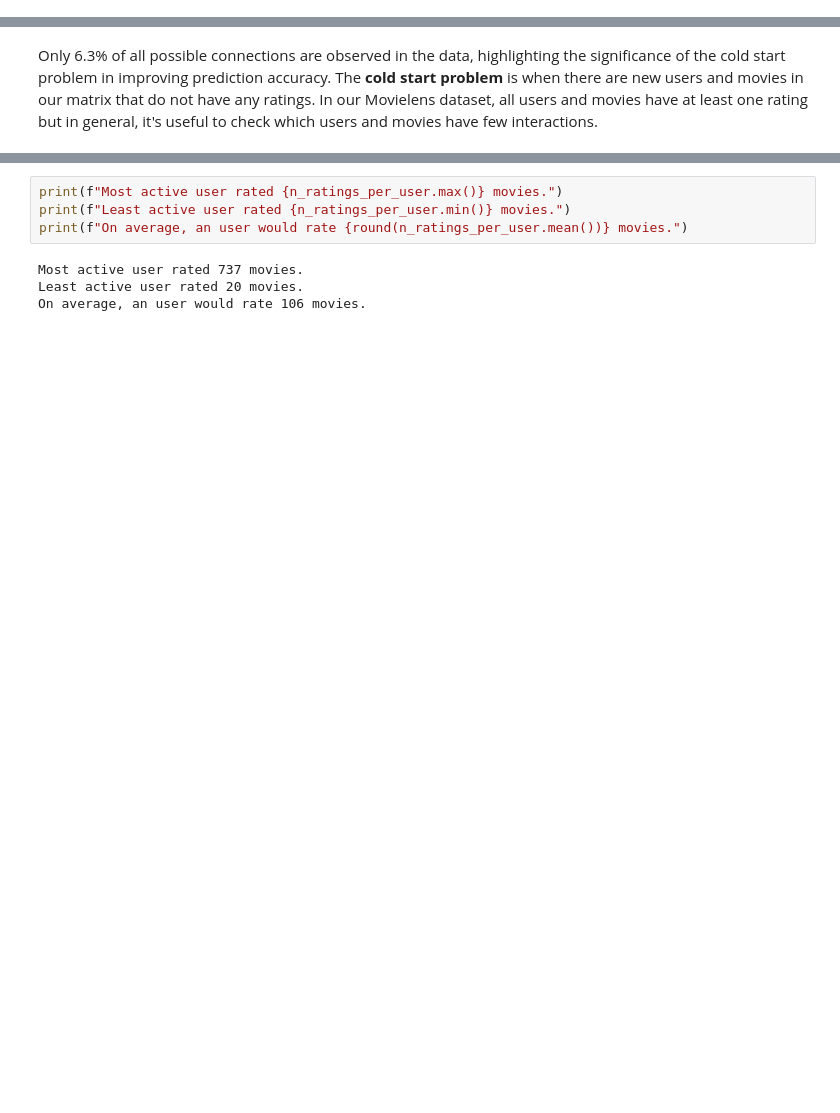
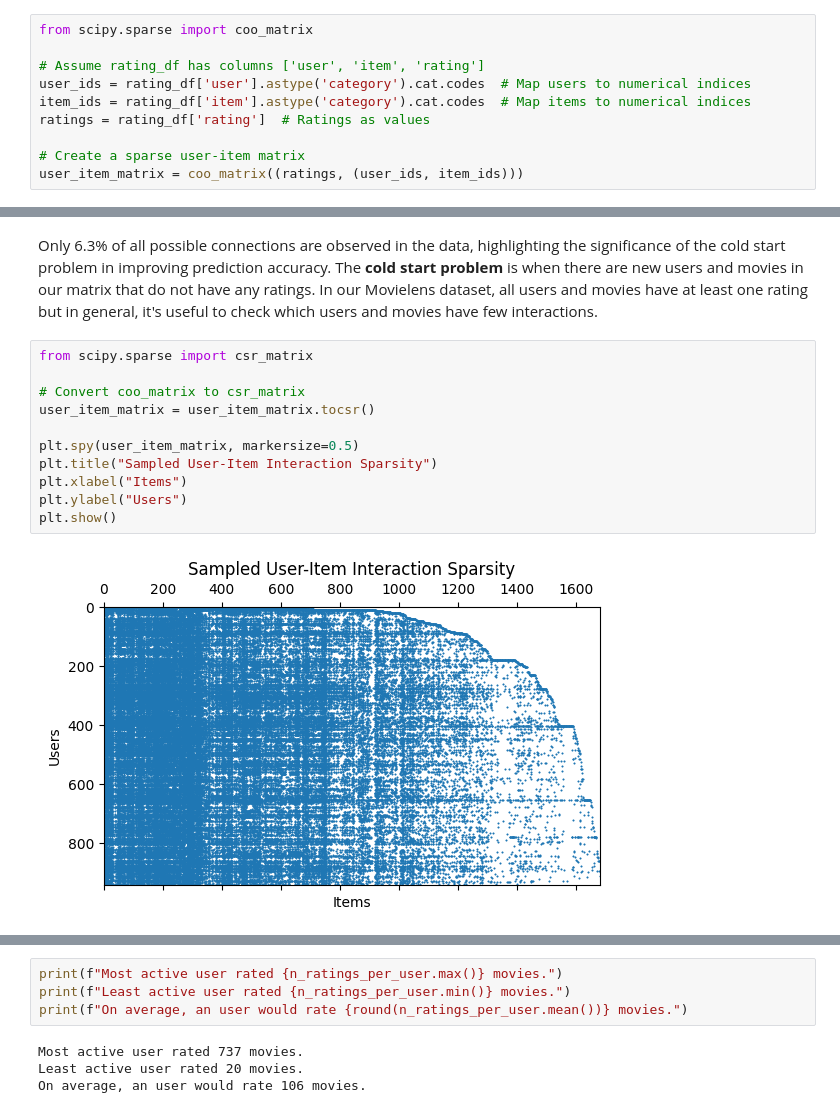
Before and after one commit to PaganMin-11353/dinghui101, a Jupyter notebook: movieLens_EDA.ipynb, the cells around one changed output, grey strips where cells are left out. Cells and saved outputs as stored; diff of their text form; blank space fills up the shorter version.

```diff
--- a/movieLens_EDA.ipynb
+++ b/movieLens_EDA.ipynb
@@ -113,0 +73,10 @@ Matrix sparsity: 6.3%
+# %%
+from scipy.sparse import coo_matrix
+
+# Assume rating_df has columns ['user', 'item', 'rating']
+user_ids = rating_df['user'].astype('category').cat.codes  # Map users to numerical indices
+item_ids = rating_df['item'].astype('category').cat.codes  # Map items to numerical indices
+ratings = rating_df['rating']  # Ratings as values
+
+# Create a sparse user-item matrix
+user_item_matrix = coo_matrix((ratings, (user_ids, item_ids)))
@@ -114,4 +91,17 @@ Matrix sparsity: 6.3%
 # %% [markdown]
 Only 6.3% of all possible connections are observed in the data, highlighting the significance of the cold start problem in improving prediction accuracy.
 The **cold start problem** is when there are new users and movies in our matrix that do not have any ratings. In our Movielens dataset, all users and movies have at least one rating but in general, it's useful to check which users and movies have few interactions.
+# %%
+from scipy.sparse import csr_matrix
+
+# Convert coo_matrix to csr_matrix
+user_item_matrix = user_item_matrix.tocsr()
+
+plt.spy(user_item_matrix, markersize=0.5)
+plt.title("Sampled User-Item Interaction Sparsity")
+plt.xlabel("Items")
+plt.ylabel("Users")
+plt.show()
+# %% [output]
+[figure, added]
 # %%
```
Also changed, not shown: parts of 6 cells of this notebook.
